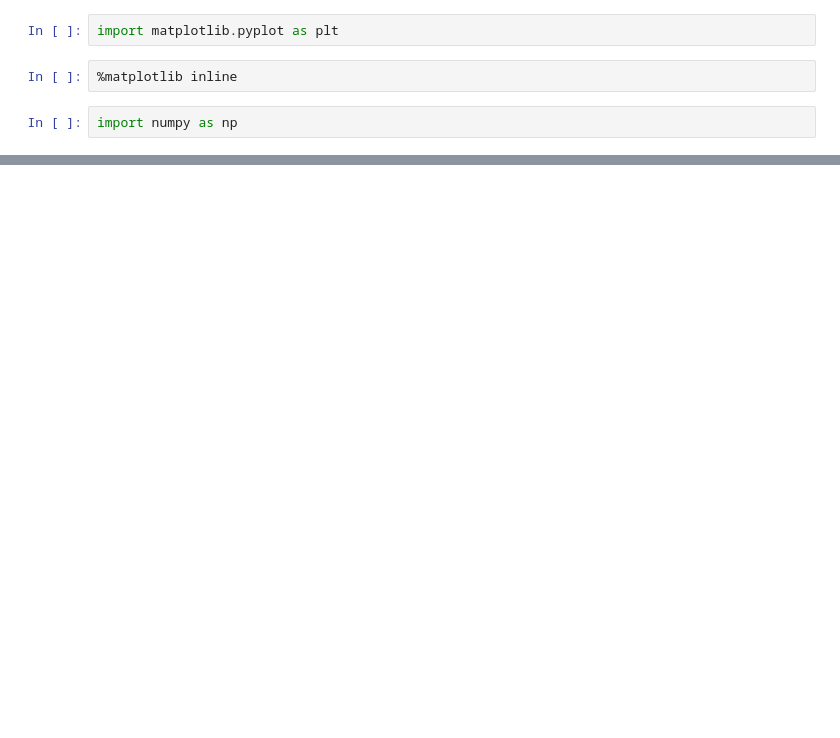
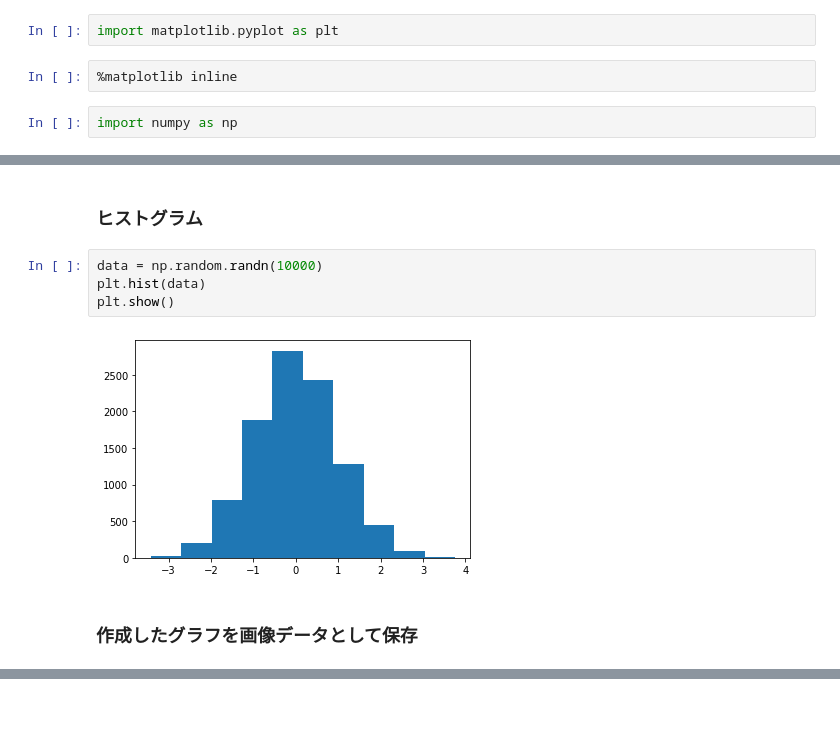
Before and after one commit to FujiiNoritsugu/Python_DataScience, a Jupyter notebook: try_matplot.ipynb, the cells around one changed output, grey strips where cells are left out. Cells and saved outputs as stored; diff of their text form; blank space fills up the shorter version.

```diff
--- a/try_matplot.ipynb
+++ b/try_matplot.ipynb
@@ -25,0 +25,10 @@ Image('test.png')
+# %% [markdown]
+### ヒストグラム
+# %%
+data = np.random.randn(10000)
+plt.hist(data)
+plt.show()
+# %% [output]
+[figure, added]
+# %% [markdown]
+### 作成したグラフを画像データとして保存
```
Also changed, not shown: parts of 8 cells of this notebook.
